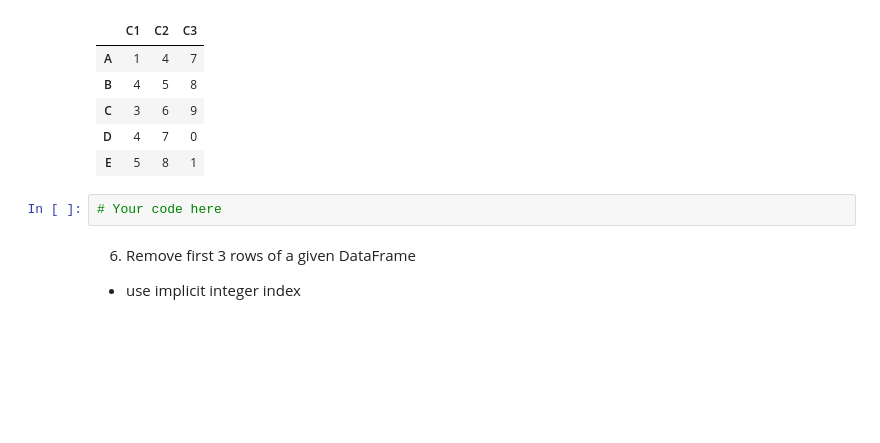
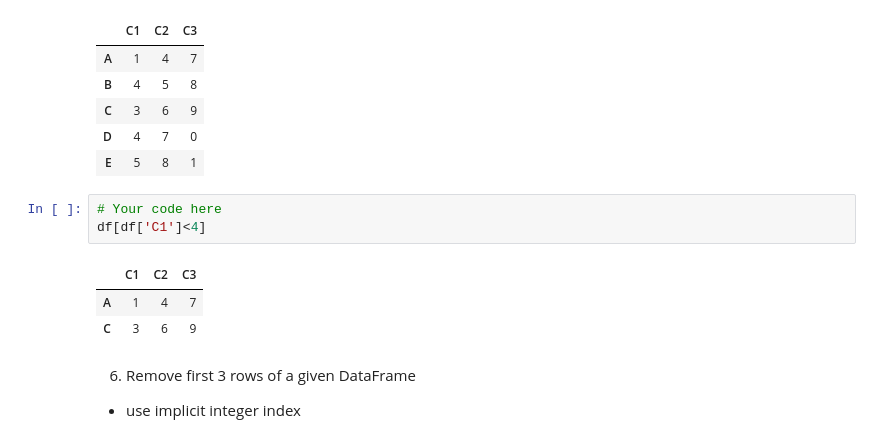
Before and after one commit to 2016112546/4-1_-, a Jupyter notebook: 5주차_파이썬 Pandas/DSC4001_Exercise_05.ipynb, the cells around one changed output. Drawn from its saved outputs; the diff is of its cells as text; blank space fills up the shorter version.

```diff
--- a/5주차_파이썬 Pandas/DSC4001_Exercise_05.ipynb
+++ b/5주차_파이썬 Pandas/DSC4001_Exercise_05.ipynb
@@ -750,6 +819,11 @@ df
 | E | 5 | 8 | 1 |
 # %%
 # Your code here
+df[df['C1']<4]
+# %% [output]
+|  | C1 | C2 | C3 |
+| A | 1 | 4 | 7 |
+| C | 3 | 6 | 9 |
 # %% [markdown]
 6. Remove first 3 rows of a given DataFrame
 
```
Also changed, not shown: parts of 41 cells of this notebook.
